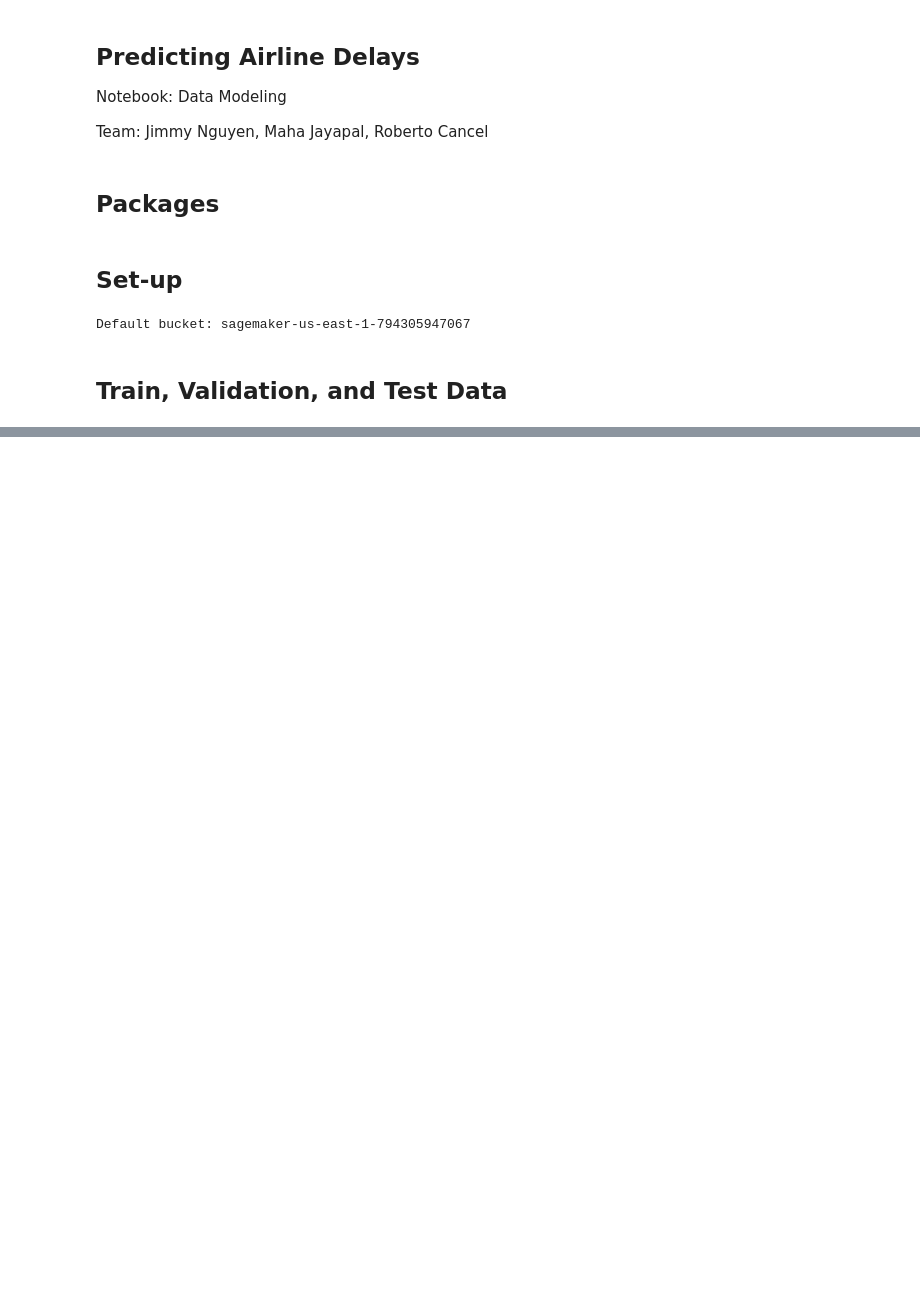
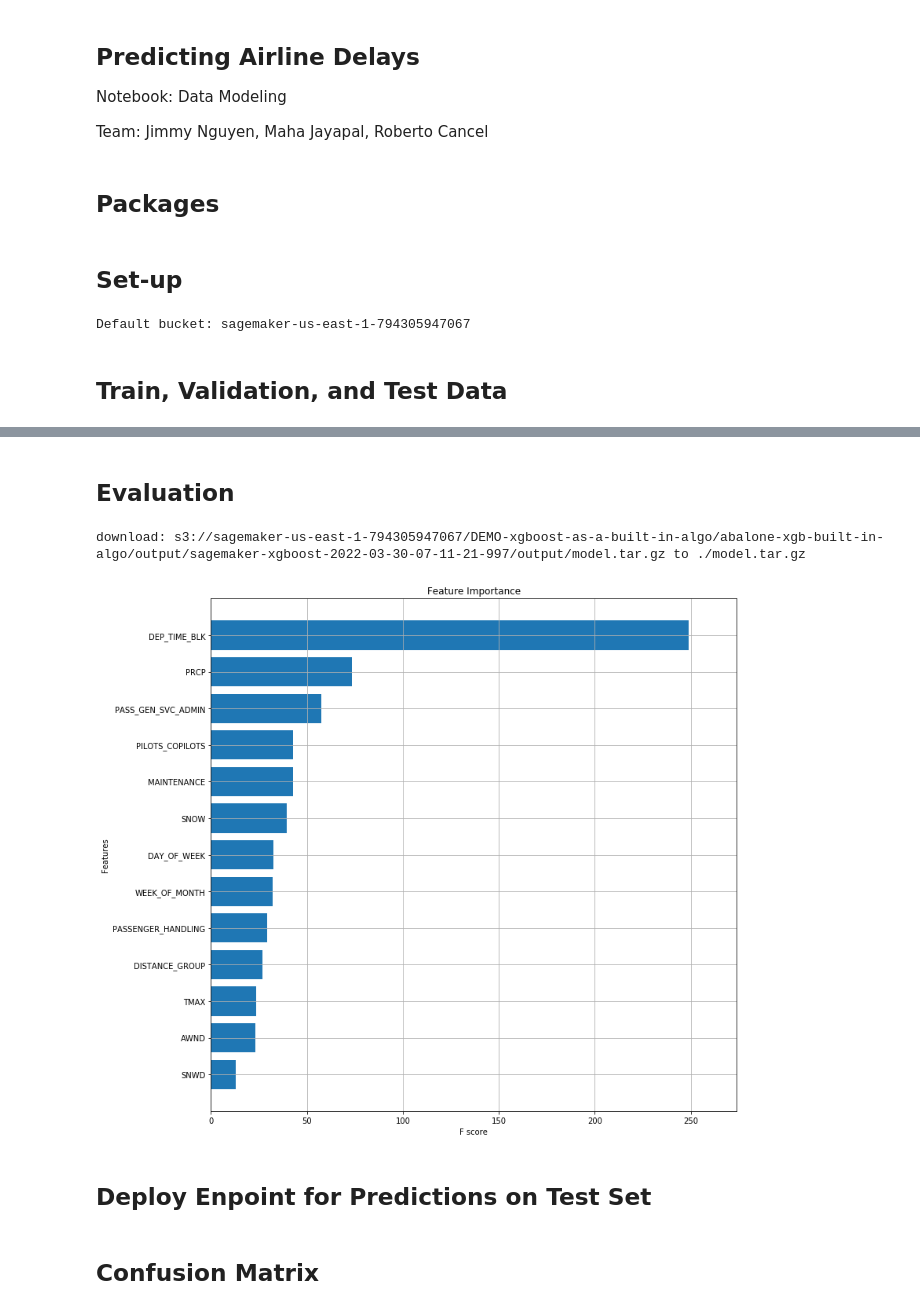
Before and after one commit to jimmy-nguyen-data-science/predicting-flight-delays, a Jupyter notebook: notebooks/05_Model_Training.ipynb, the cells around one changed output, grey strips where cells are left out. Drawn from its saved outputs; the diff is of its cells as text; code cells hidden in the pictures; blank space fills up the shorter version.

Commit message:
Continued Model Training Notebook

```diff
--- a/notebooks/05_Model_Training.ipynb
+++ b/notebooks/05_Model_Training.ipynb
@@ -41,13 +45,12 @@ Default bucket: sagemaker-us-east-1-794305947067
 # %% [markdown]
 ## Train, Validation, and Test Data
 # %%
-s3_client = boto3.client("s3")
+s3_client = boto3.resource('s3')
 
-#BUCKET='ads-508-airline'
-BUCKET = 'ads-508'
-KEY='model_data/df_train.csv'
+# training data
+KEY = "ads-508/model_data/df_train.csv"
 
-response = s3_client.get_object(Bucket=BUCKET, Key=KEY)
-train = pd.read_csv(response.get("Body"))
+response = s3_client.Object(bucket, KEY)
+train = pd.read_csv(response.get()['Body'])
 train.head()
 # %% [output]
@@ -54,0 +159,35 @@ ClientError: An error occurred (AccessDenied) when calling the GetObject operati
+# %% [markdown]
+## Evaluation
+# %%
+import tarfile
+import pickle as pkl
+#!pip install xgboost
+
+# download the model artifact from AWS S3
+!aws s3 cp s3://sagemaker-us-east-1-794305947067/DEMO-xgboost-as-a-built-in-algo/abalone-xgb-built-in-algo/output/sagemaker-xgboost-2022-03-30-07-11-21-997/output/model.tar.gz .
+
+#opens the downloaded model artifcat and loads it as 'model' variable
+tar = tarfile.open('model.tar.gz')
+tar.extractall()
+tar.close()
+model = pkl.load(open('xgboost-model', 'rb'))
+# %% [output]
+download: s3://sagemaker-us-east-1-794305947067/DEMO-xgboost-as-a-built-in-algo/abalone-xgb-built-in-algo/output/sagemaker-xgboost-2022-03-30-07-11-21-997/output/model.tar.gz to ./model.tar.gz
+# %%
+cols_input = ['DAY_OF_WEEK', 'DEP_TIME_BLK', 'DISTANCE_GROUP',
+       'PILOTS_COPILOTS', 'PASSENGER_HANDLING', 'PASS_GEN_SVC_ADMIN',
+       'MAINTENANCE', 'PRCP', 'SNOW', 'SNWD', 'TMAX', 'AWND', 'WEEK_OF_MONTH']
+
+# Match up with feature names
+map_names = dict(zip(list(model.get_fscore().keys()), train[cols_input].columns))
+model.feature_names = list(map_names.values())
+
+#plot feature importance
+fig, ax = plt.subplots(figsize=(12,12))
+xgboost.plot_importance(model, importance_type='gain', max_num_features=30, height=0.8, ax=ax, show_values = False)
+plt.title('Feature Importance')
+plt.show()
+# %% [output]
+[figure, added]
+# %% [markdown]
+## Deploy Enpoint for Predictions on Test Set
@@ -54,0 +197,2 @@ ClientError: An error occurred (AccessDenied) when calling the GetObject operati
+# %% [markdown]
+## Confusion Matrix
```
Also changed, not shown: parts of 12 cells of this notebook.
